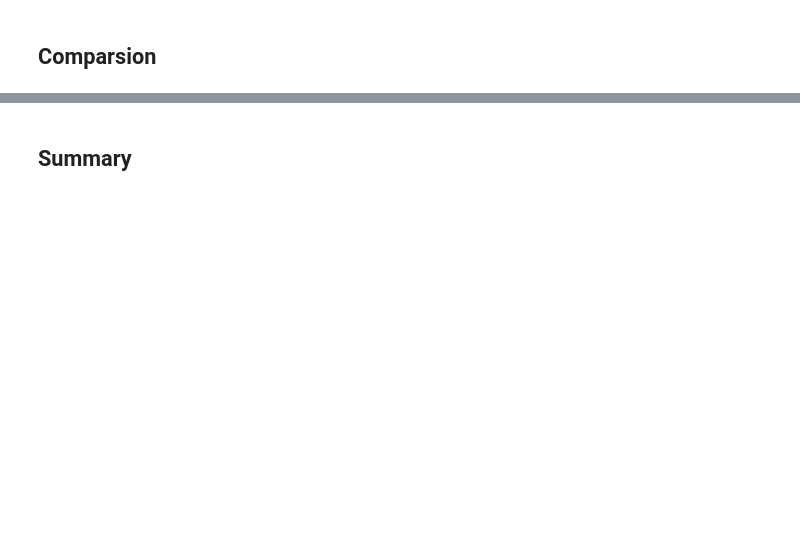
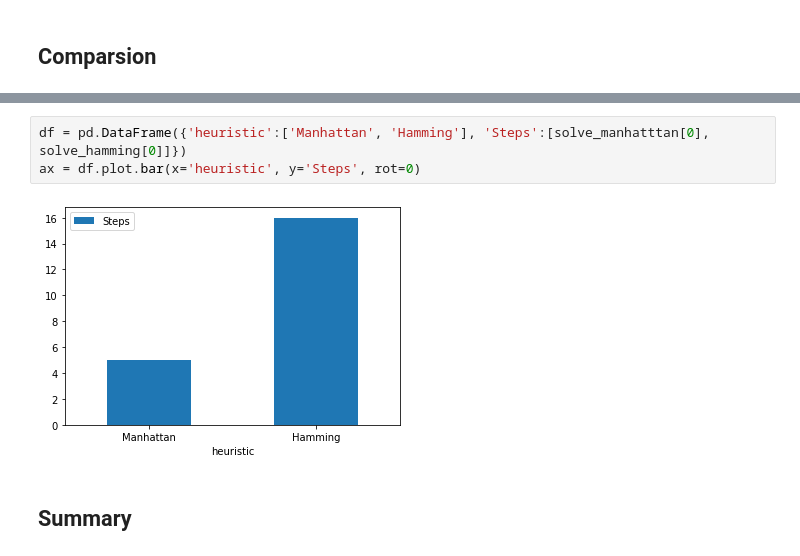
Before and after one commit to danoshi/fh-campus-ai-eight-puzzle, a Jupyter notebook: notebook.ipynb, the cells around one changed output, grey strips where cells are left out. Drawn from its saved outputs; the diff is of its cells as text; blank space fills up the shorter version.

```diff
--- a/notebook.ipynb
+++ b/notebook.ipynb
@@ -269,2 +320,7 @@ results_print_hamming()
+# %%
+df = pd.DataFrame({'heuristic':['Manhattan', 'Hamming'], 'Steps':[solve_manhatttan[0], solve_hamming[0]]})
+ax = df.plot.bar(x='heuristic', y='Steps', rot=0)
+# %% [output]
+[figure, added]
 # %% [markdown]
 ## Summary
```
Also changed, not shown: parts of 33 cells of this notebook, 4 other files.
